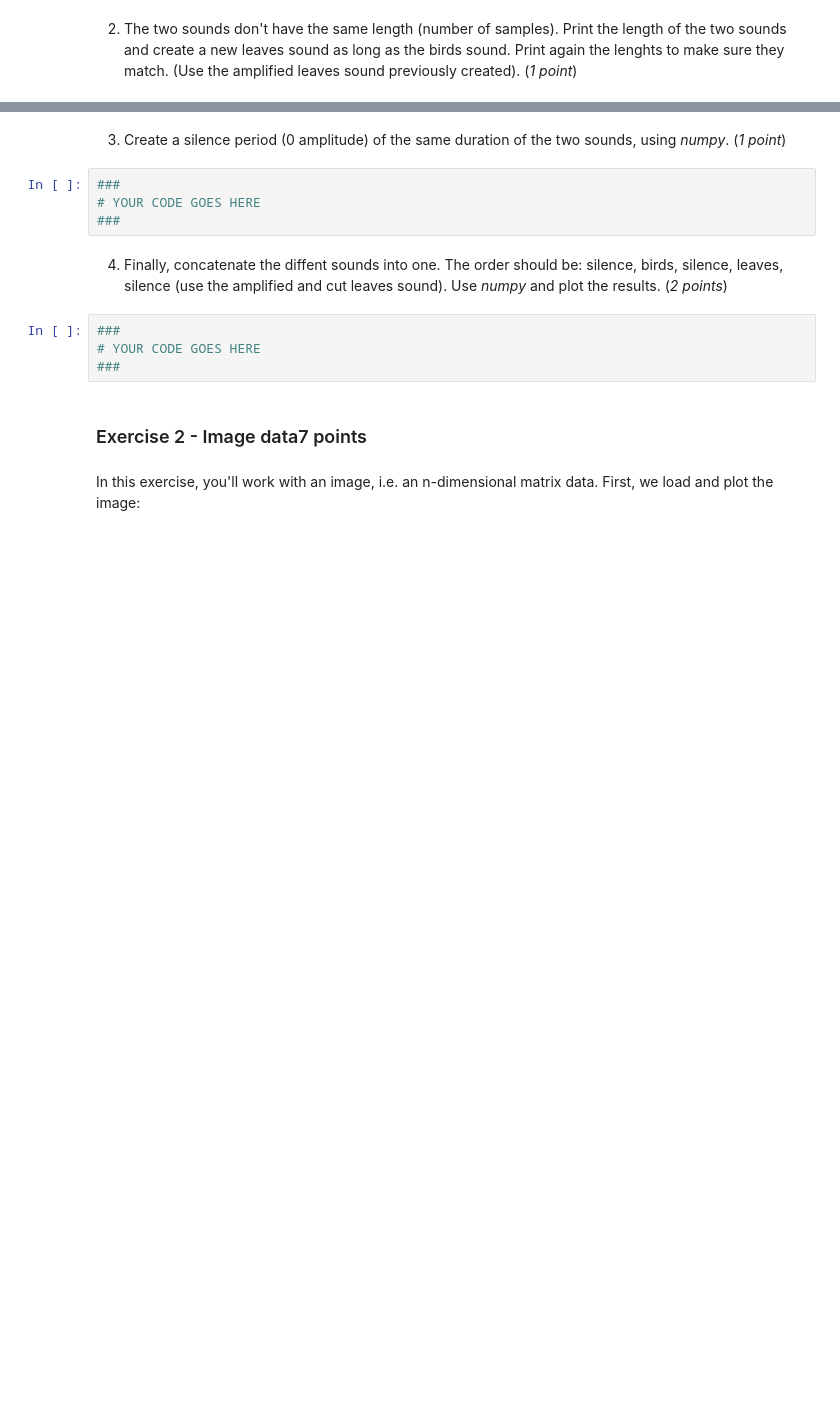
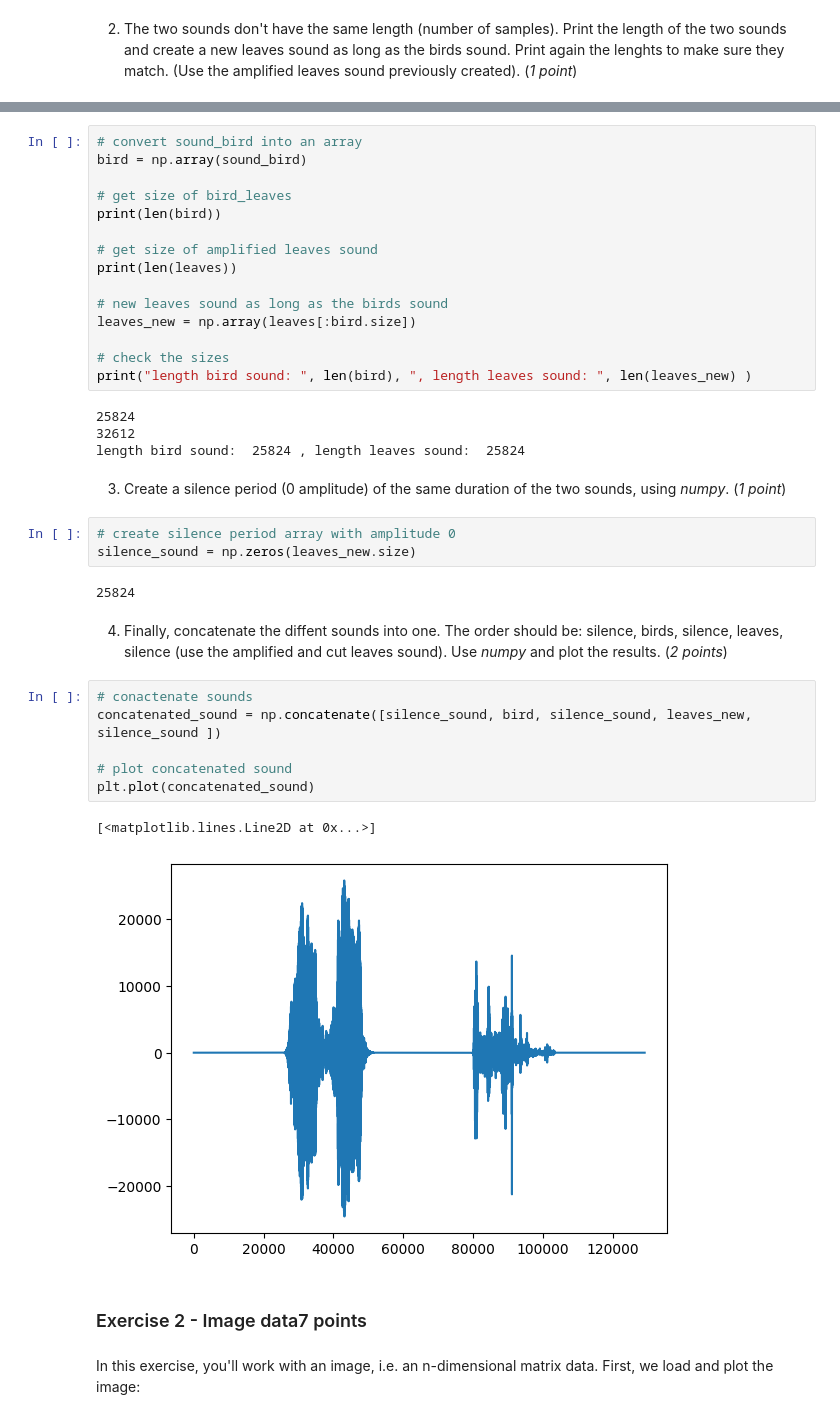
Before and after one commit to Wii42/data_science_ex, a Jupyter notebook: ex_2/W2_Assignment.ipynb, the cells around one changed output, grey strips where cells are left out. Drawn from its saved outputs; the diff is of its cells as text; blank space fills up the shorter version.

```diff
--- a/ex_2/W2_Assignment.ipynb
+++ b/ex_2/W2_Assignment.ipynb
@@ -64,15 +73,40 @@ time.sleep(1)
+# %%
+# convert sound_bird into an array
+bird = np.array(sound_bird)
+
+# get size of bird_leaves
+print(len(bird))
+
+# get size of amplified leaves sound
+print(len(leaves))
+
+# new leaves sound as long as the birds sound
+leaves_new = np.array(leaves[:bird.size])
+
+# check the sizes
+print("length bird sound: ", len(bird), ", length leaves sound: ", len(leaves_new) )
+# %% [output]
+25824
+32612
+length bird sound:  25824 , length leaves sound:  25824
 # %% [markdown]
 3. Create a silence period (0 amplitude) of the same duration of the two sounds, using *numpy*. (*1 point*)
-# %%
-###
-# YOUR CODE GOES HERE
-###
+# %%
+# create silence period array with amplitude 0
+silence_sound = np.zeros(leaves_new.size)
+# %% [output]
+25824
 # %% [markdown]
 4. Finally, concatenate the diffent sounds into one. The order should be: silence, birds, silence, leaves, silence (use the amplified and cut leaves sound). Use *numpy* and plot the results. (*2 points*)
-# %%
-###
-# YOUR CODE GOES HERE
-###
+# %%
+# conactenate sounds
+concatenated_sound = np.concatenate([silence_sound, bird, silence_sound, leaves_new, silence_sound ])
+
+# plot concatenated sound
+plt.plot(concatenated_sound)
+# %% [output]
+[<matplotlib.lines.Line2D at 0x...>]
+[figure, added]
 # %% [markdown]
 <h3 style="text-align:left;">Exercise 2 - Image data<span style="float: right">7 points</span></h3>
 # %% [markdown]
```
Also changed, not shown: parts of 15 cells of this notebook, 2 other files.
